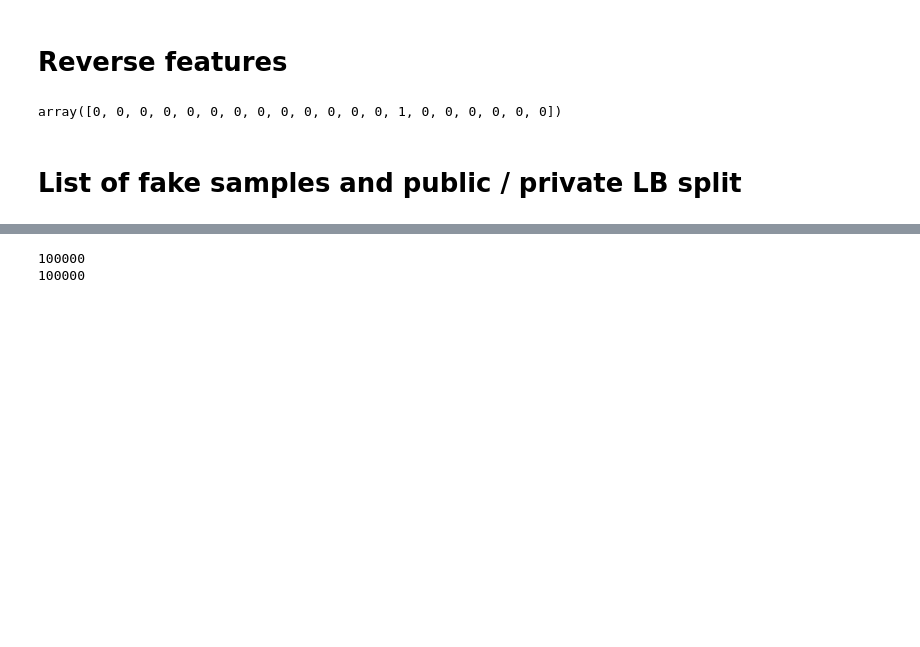
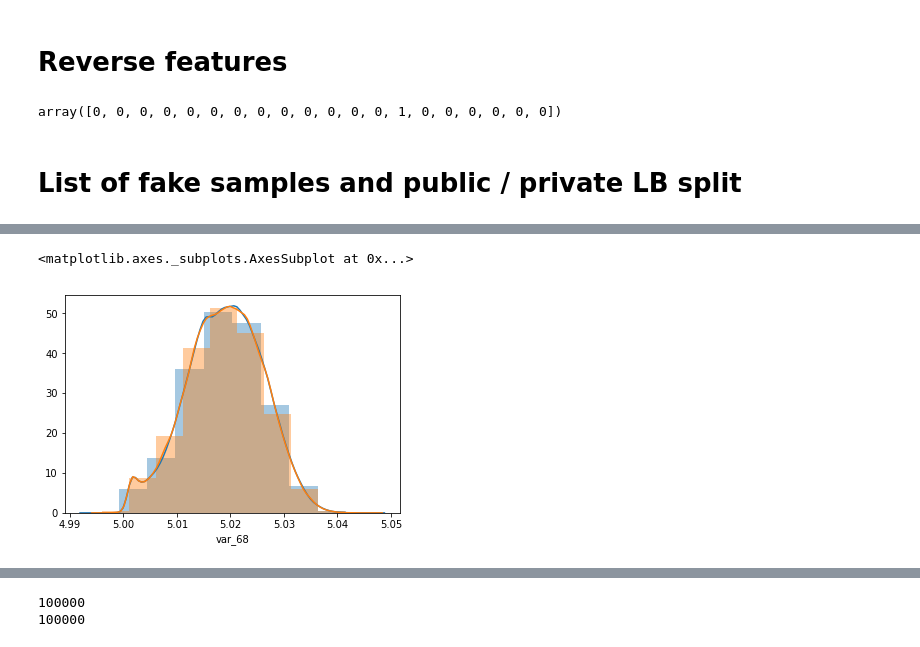
Before and after one commit to roymondliao/kaggle, a Jupyter notebook: santander-customer-transaction-prediction/model.ipynb, the cells around one changed output, grey strips where cells are left out. Cells and saved outputs as stored; diff of their text form; code cells hidden in the pictures; blank space fills up the shorter version.

```diff
--- a/santander-customer-transaction-prediction/model.ipynb
+++ b/santander-customer-transaction-prediction/model.ipynb
@@ -100,3 +173,11 @@ array([0, 0, 0, 0, 0, 0, 0, 0, 0, 0, 0, 0, 0, 1, 0, 0, 0, 0, 0, 0])
+# %%
+feature = 'var_68'
+bins = 10
+sns.distplot(train_df[feature], label='train', kde=True, rug=False, hist=True, bins=bins)
+sns.distplot(test_df[feature], label='test', kde=True, rug=False, hist=True, bins=bins)
+# %% [output]
+<matplotlib.axes._subplots.AxesSubplot at 0x...>
+[figure, added]
 # %%
 df_test = test_df[predictor_cols].values
 unique_samples = []
```
Also changed, not shown: parts of 22 cells of this notebook, 21 other files.
